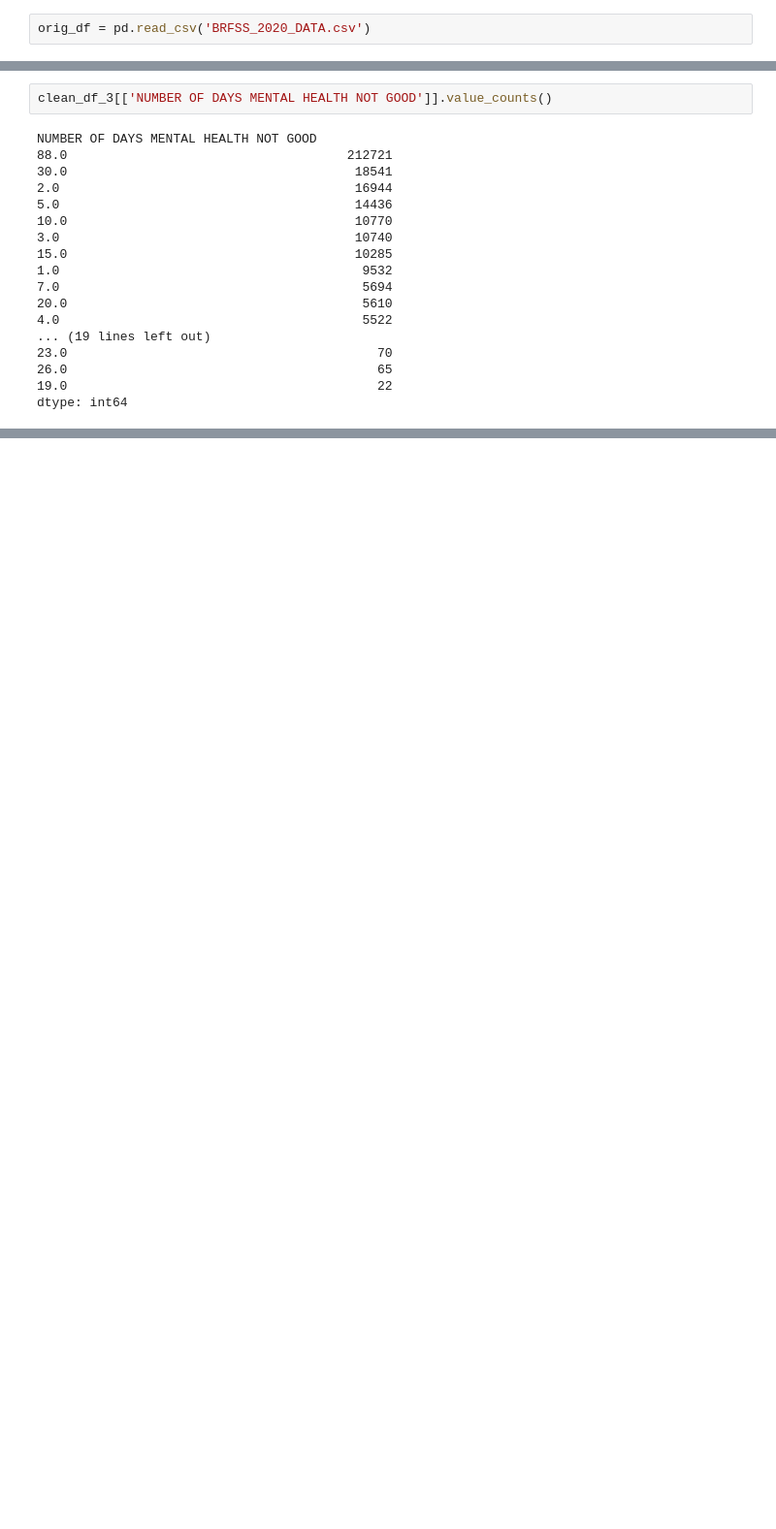
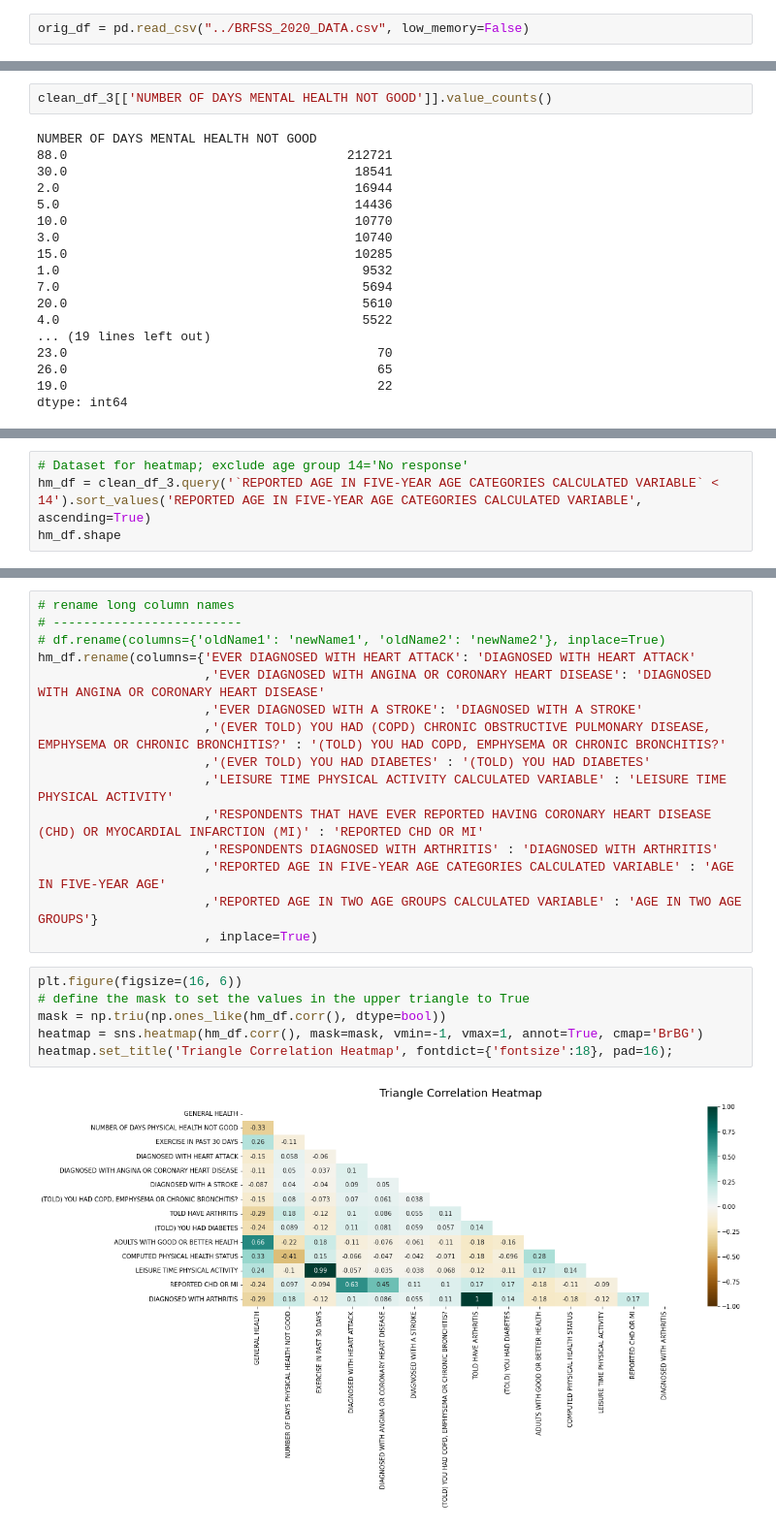
Before and after one commit to spring-camm-sergey/dse230, a Jupyter notebook: data_cleaning.ipynb, the cells around one changed output, grey strips where cells are left out. Shown: that part at 97% size. Cells and saved outputs as stored; diff of their text form; blank space fills up the shorter version.

Commit message:
Update data_cleaning.ipynb
Added heat-map and pie-chart to notebook.

```diff
--- a/data_cleaning.ipynb
+++ b/data_cleaning.ipynb
@@ -4,5 +6,5 @@ import pandas as pd
 # %%
-orig_df = pd.read_csv('BRFSS_2020_DATA.csv')
+orig_df = pd.read_csv("../BRFSS_2020_DATA.csv", low_memory=False)
 # %% [markdown]
 # Cleaning:
 # %%
@@ -419,0 +440,4 @@ dtype: int64
+# %%
+# Dataset for heatmap; exclude age group 14='No response'
+hm_df = clean_df_3.query('`REPORTED AGE IN FIVE-YEAR AGE CATEGORIES CALCULATED VARIABLE` < 14').sort_values('REPORTED AGE IN FIVE-YEAR AGE CATEGORIES CALCULATED VARIABLE', ascending=True)
+hm_df.shape
@@ -419,0 +540,23 @@ dtype: int64
+# %%
+# rename long column names
+# -------------------------
+# df.rename(columns={'oldName1': 'newName1', 'oldName2': 'newName2'}, inplace=True)
+hm_df.rename(columns={'EVER DIAGNOSED WITH HEART ATTACK': 'DIAGNOSED WITH HEART ATTACK'
+                      ,'EVER DIAGNOSED WITH ANGINA OR CORONARY HEART DISEASE': 'DIAGNOSED WITH ANGINA OR CORONARY HEART DISEASE'
+                      ,'EVER DIAGNOSED WITH A STROKE': 'DIAGNOSED WITH A STROKE'
+                      ,'(EVER TOLD) YOU HAD (COPD) CHRONIC OBSTRUCTIVE PULMONARY DISEASE, EMPHYSEMA OR CHRONIC BRONCHITIS?' : '(TOLD) YOU HAD COPD, EMPHYSEMA OR CHRONIC BRONCHITIS?'
+                      ,'(EVER TOLD) YOU HAD DIABETES' : '(TOLD) YOU HAD DIABETES'
+                      ,'LEISURE TIME PHYSICAL ACTIVITY CALCULATED VARIABLE' : 'LEISURE TIME PHYSICAL ACTIVITY'
+                      ,'RESPONDENTS THAT HAVE EVER REPORTED HAVING CORONARY HEART DISEASE (CHD) OR MYOCARDIAL INFARCTION (MI)' : 'REPORTED CHD OR MI'
+                      ,'RESPONDENTS DIAGNOSED WITH ARTHRITIS' : 'DIAGNOSED WITH ARTHRITIS'
+                      ,'REPORTED AGE IN FIVE-YEAR AGE CATEGORIES CALCULATED VARIABLE' : 'AGE IN FIVE-YEAR AGE'
+                      ,'REPORTED AGE IN TWO AGE GROUPS CALCULATED VARIABLE' : 'AGE IN TWO AGE GROUPS'}
+                      , inplace=True)
+# %%
+plt.figure(figsize=(16, 6))
+# define the mask to set the values in the upper triangle to True
+mask = np.triu(np.ones_like(hm_df.corr(), dtype=bool))
+heatmap = sns.heatmap(hm_df.corr(), mask=mask, vmin=-1, vmax=1, annot=True, cmap='BrBG')
+heatmap.set_title('Triangle Correlation Heatmap', fontdict={'fontsize':18}, pad=16);
+# %% [output]
+[figure, added]
```
Also changed, not shown: parts of 11 cells of this notebook.
